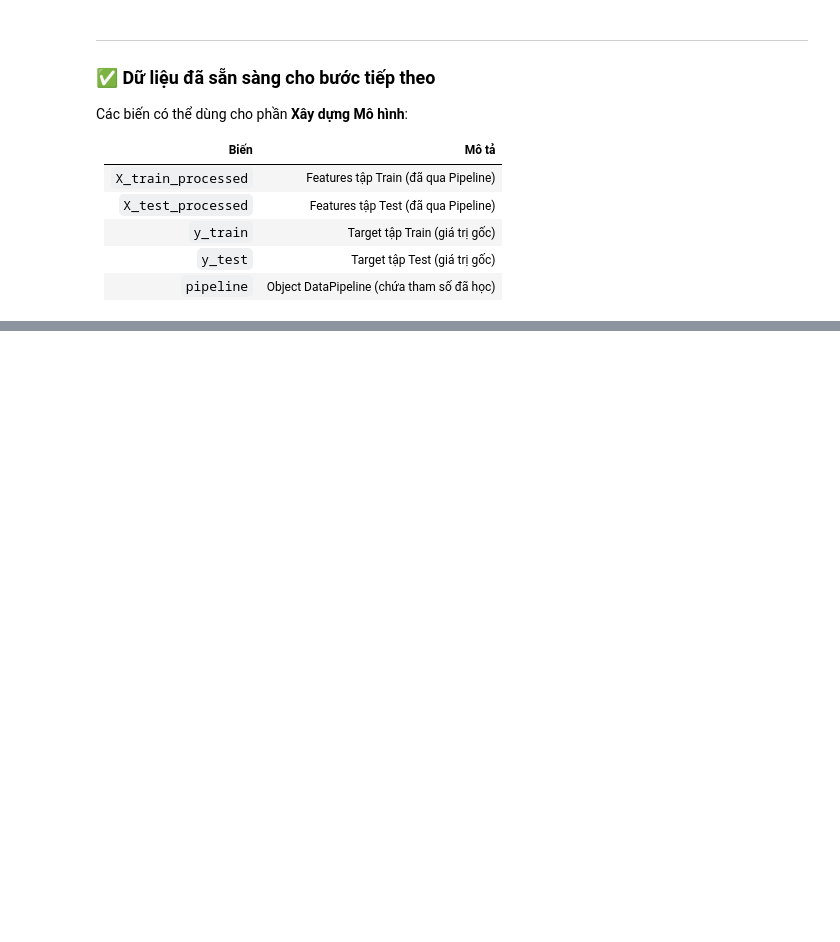
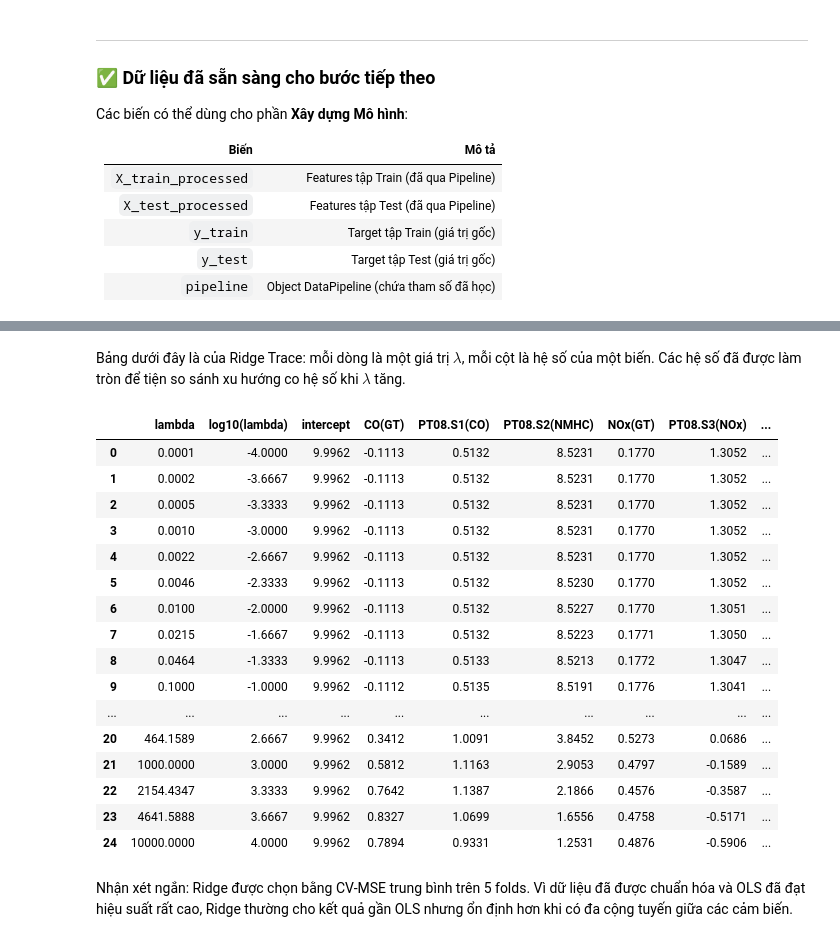
Before and after one commit to TNTruong196/Prj2_TUDTK_N1, a Jupyter notebook: part2/part2_notebook.ipynb, the cells around one changed output, grey strips where cells are left out. Saved outputs shown, nothing was run; the diff lists cells and outputs as text; code cells hidden in the pictures; blank space fills up the shorter version.

```diff
--- a/part2/part2_notebook.ipynb
+++ b/part2/part2_notebook.ipynb
@@ -437,0 +527,31 @@ Các biến có thể dùng cho phần **Xây dựng Mô hình**:
+# %% [markdown]
+Bảng dưới đây là của Ridge Trace: mỗi dòng là một giá trị $\lambda$, mỗi cột là hệ số của một biến. Các hệ số đã được làm tròn để tiện so sánh xu hướng co hệ số khi $\lambda$ tăng.
+# %%
+ridge_trace_table(
+    data_for_model['X_train'],
+    data_for_model['y_train'],
+    trace_lambdas,
+    feature_names=feature_names,
+    decimals=4,
+    max_features=10,
+)
+# %% [output]
+|  | lambda | log10(lambda) | intercept | CO(GT) | PT08.S1(CO) | PT08.S2(NMHC) | NOx(GT) | PT08.S3(NOx) | ... |
+| 0 | 0.0001 | -4.0000 | 9.9962 | -0.1113 | 0.5132 | 8.5231 | 0.1770 | 1.3052 | ... |
+| 1 | 0.0002 | -3.6667 | 9.9962 | -0.1113 | 0.5132 | 8.5231 | 0.1770 | 1.3052 | ... |
+| 2 | 0.0005 | -3.3333 | 9.9962 | -0.1113 | 0.5132 | 8.5231 | 0.1770 | 1.3052 | ... |
+| 3 | 0.0010 | -3.0000 | 9.9962 | -0.1113 | 0.5132 | 8.5231 | 0.1770 | 1.3052 | ... |
+| 4 | 0.0022 | -2.6667 | 9.9962 | -0.1113 | 0.5132 | 8.5231 | 0.1770 | 1.3052 | ... |
+| 5 | 0.0046 | -2.3333 | 9.9962 | -0.1113 | 0.5132 | 8.5230 | 0.1770 | 1.3052 | ... |
+| 6 | 0.0100 | -2.0000 | 9.9962 | -0.1113 | 0.5132 | 8.5227 | 0.1770 | 1.3051 | ... |
+| 7 | 0.0215 | -1.6667 | 9.9962 | -0.1113 | 0.5132 | 8.5223 | 0.1771 | 1.3050 | ... |
+| 8 | 0.0464 | -1.3333 | 9.9962 | -0.1113 | 0.5133 | 8.5213 | 0.1772 | 1.3047 | ... |
+| 9 | 0.1000 | -1.0000 | 9.9962 | -0.1112 | 0.5135 | 8.5191 | 0.1776 | 1.3041 | ... |
+| ... | ... | ... | ... | ... | ... | ... | ... | ... | ... |
+| 20 | 464.1589 | 2.6667 | 9.9962 | 0.3412 | 1.0091 | 3.8452 | 0.5273 | 0.0686 | ... |
+| 21 | 1000.0000 | 3.0000 | 9.9962 | 0.5812 | 1.1163 | 2.9053 | 0.4797 | -0.1589 | ... |
+| 22 | 2154.4347 | 3.3333 | 9.9962 | 0.7642 | 1.1387 | 2.1866 | 0.4576 | -0.3587 | ... |
+| 23 | 4641.5888 | 3.6667 | 9.9962 | 0.8327 | 1.0699 | 1.6556 | 0.4758 | -0.5171 | ... |
+| 24 | 10000.0000 | 4.0000 | 9.9962 | 0.7894 | 0.9331 | 1.2531 | 0.4876 | -0.5906 | ... |
+# %% [markdown]
+Nhận xét ngắn: Ridge được chọn bằng CV-MSE trung bình trên 5 folds. Vì dữ liệu đã được chuẩn hóa và OLS đã đạt hiệu suất rất cao, Ridge thường cho kết quả gần OLS nhưng ổn định hơn khi có đa cộng tuyến giữa các cảm biến.
```
Also changed, not shown: parts of 6 cells of this notebook, 4 other files.
